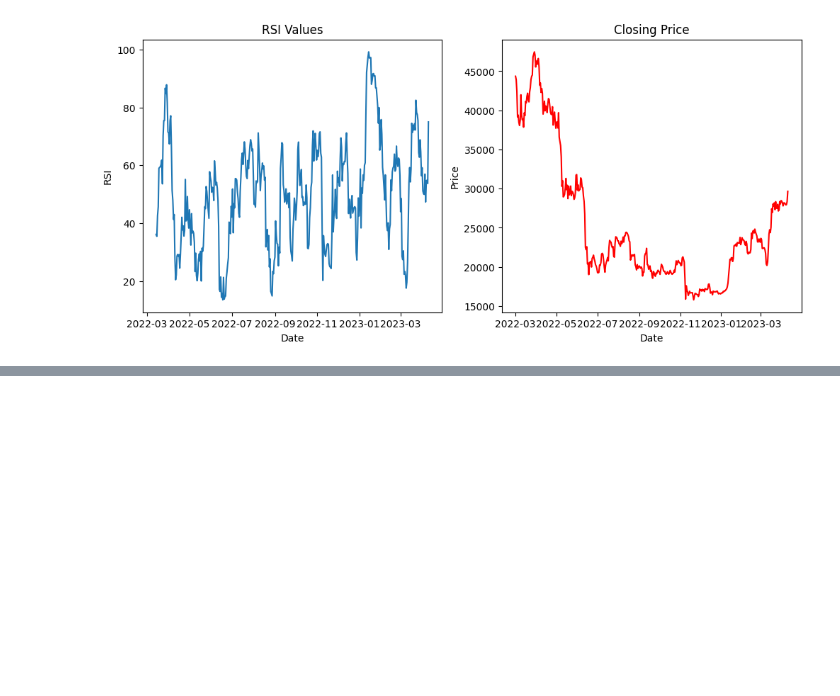
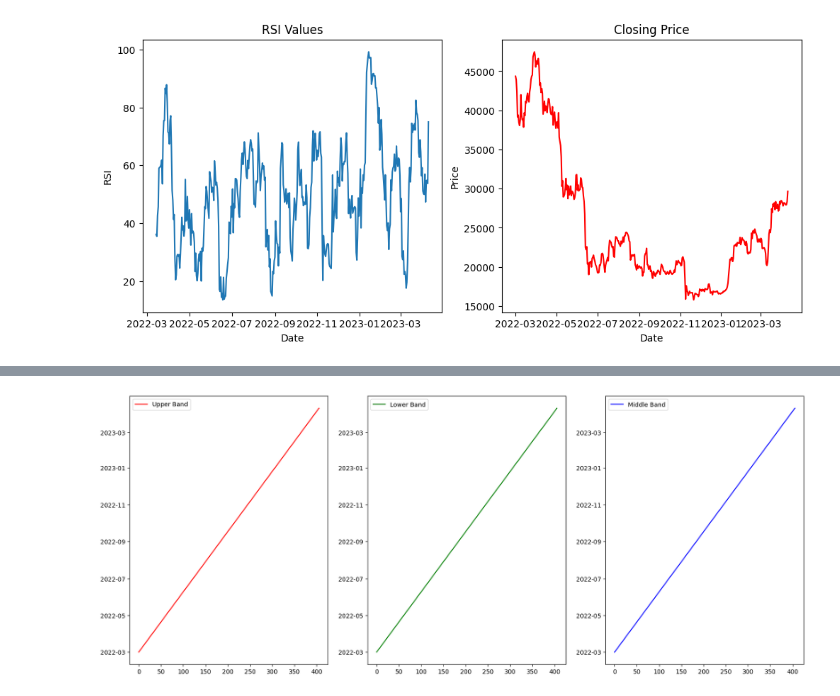
Before and after one commit to Annarhysa/Cryptocurrency-Trading-Algorithm, a Jupyter notebook: Market-Analysis-yfinance.ipynb, the cells around one changed output, grey strips where cells are left out. Cells and saved outputs as stored; diff of their text form; code cells hidden in the pictures; blank space fills up the shorter version.

```diff
--- a/Market-Analysis-yfinance.ipynb
+++ b/Market-Analysis-yfinance.ipynb
@@ -139,0 +133,4 @@ plt.show()
+# %%
+BTC_USD['Middle Band'] = BTC_USD['Close'].rolling(window=100).mean()
+BTC_USD['Standard Deviation'] = pow((pow((BTC_USD['Close'] - BTC_USD['Middle Band']),2)/2),0.5)
+BTC_USD.tail()
@@ -139,0 +145,8 @@ plt.show()
+# %%
+k =2
+BTC_USD['Upper Band'] = BTC_USD['Middle Band'] + (k * BTC_USD['Standard Deviation'])
+BTC_USD['Lower Band'] = BTC_USD['Middle Band'] - (k * BTC_USD['Standard Deviation'])
+
+BTC_USD = BTC_USD.drop(['Standard Deviation'], axis=1)
+
+BTC_USD.tail()
@@ -139,0 +161,14 @@ plt.show()
+# %%
+fig, (ax1,ax2,ax3) = plt.subplots(1,3, figsize = (20,8))
+
+ax1.plot(BTC_USD['Upper Band'].index, label='Upper Band', c ='Red')
+ax2.plot(BTC_USD['Lower Band'].index, label='Lower Band', c = 'Green')
+ax3.plot(BTC_USD['Middle Band'].index, label='Middle Band', c ='Blue')
+
+ax1.legend()
+ax2.legend()
+ax3.legend()
+
+plt.show()
+# %% [output]
+[figure, added]
```
Also changed, not shown: parts of 7 cells of this notebook.
